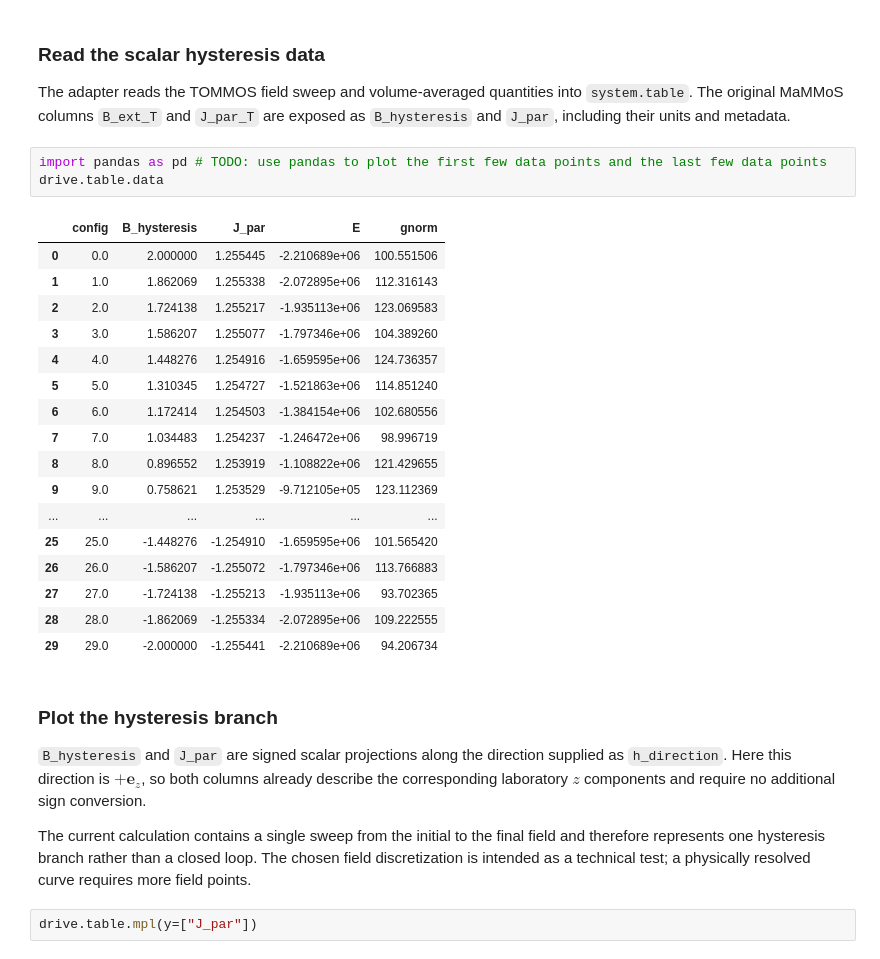
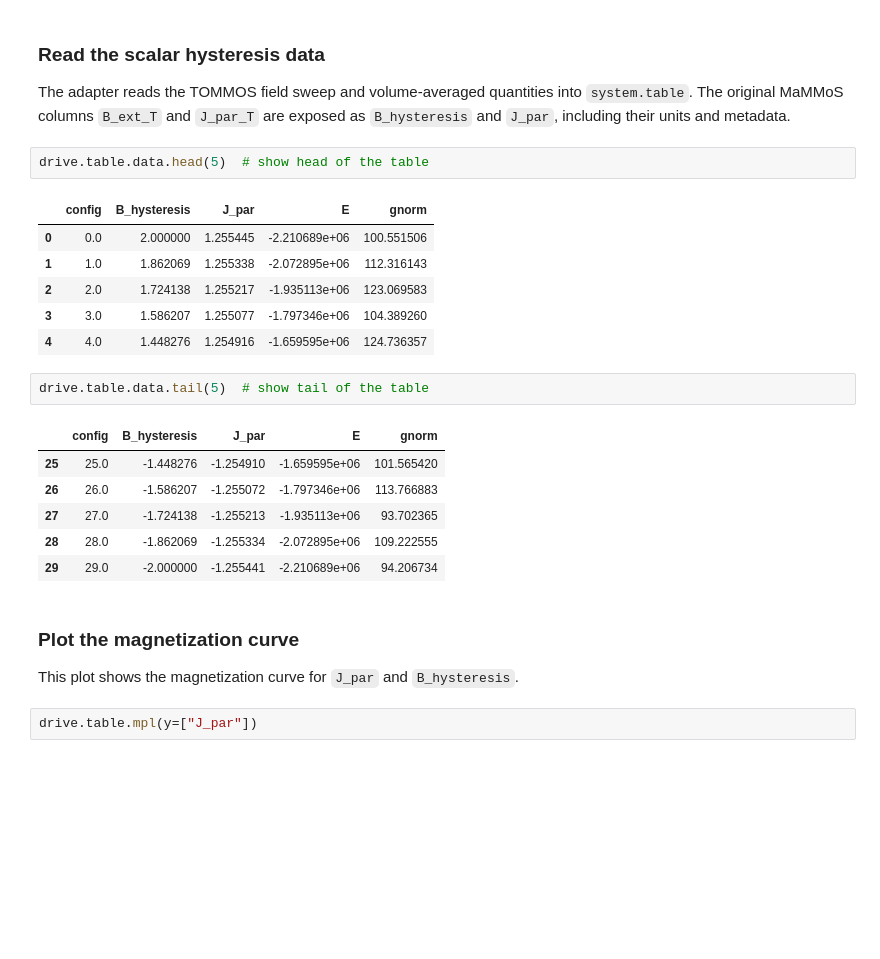
Before and after one commit to MaMMoS-project/tommos-adapter, a Jupyter notebook: examples/multigrain-tutorial.ipynb, the cells around one changed output. Saved outputs shown, nothing was run; the diff lists cells and outputs as text; blank space fills up the shorter version.

```diff
--- a/examples/multigrain-tutorial.ipynb
+++ b/examples/multigrain-tutorial.ipynb
@@ -243,32 +243,27 @@ Widget(value='<iframe src="http://localhost:54608/index.html?ui=P_0x325efad50_3&
 
 The adapter reads the TOMMOS field sweep and volume-averaged quantities into `system.table`. The original MaMMoS columns `B_ext_T` and `J_par_T` are exposed as `B_hysteresis` and `J_par`, including their units and metadata.
 # %%
-import pandas as pd # TODO: use pandas to plot the first few data points and the last few data points
-drive.table.data
+drive.table.data.head(5)  # show head of the table
 # %% [output]
 |  | config | B_hysteresis | J_par | E | gnorm |
 | 0 | 0.0 | 2.000000 | 1.255445 | -2.210689e+06 | 100.551506 |
 | 1 | 1.0 | 1.862069 | 1.255338 | -2.072895e+06 | 112.316143 |
 | 2 | 2.0 | 1.724138 | 1.255217 | -1.935113e+06 | 123.069583 |
 | 3 | 3.0 | 1.586207 | 1.255077 | -1.797346e+06 | 104.389260 |
 | 4 | 4.0 | 1.448276 | 1.254916 | -1.659595e+06 | 124.736357 |
-| 5 | 5.0 | 1.310345 | 1.254727 | -1.521863e+06 | 114.851240 |
-| 6 | 6.0 | 1.172414 | 1.254503 | -1.384154e+06 | 102.680556 |
-| 7 | 7.0 | 1.034483 | 1.254237 | -1.246472e+06 | 98.996719 |
-| 8 | 8.0 | 0.896552 | 1.253919 | -1.108822e+06 | 121.429655 |
-| 9 | 9.0 | 0.758621 | 1.253529 | -9.712105e+05 | 123.112369 |
-| ... | ... | ... | ... | ... | ... |
-| 25 | 25.0 | -1.448276 | -1.254910 | -1.659595e+06 | 101.565420 |
-| 26 | 26.0 | -1.586207 | -1.255072 | -1.797346e+06 | 113.766883 |
-| 27 | 27.0 | -1.724138 | -1.255213 | -1.935113e+06 | 93.702365 |
-| 28 | 28.0 | -1.862069 | -1.255334 | -2.072895e+06 | 109.222555 |
-| 29 | 29.0 | -2.000000 | -1.255441 | -2.210689e+06 | 94.206734 |
+# %%
+drive.table.data.tail(5)  # show tail of the table
+# %% [output]
+|  | config | B_hysteresis | J_par | E | gnorm |
+| 25 | 25.0 | -1.448276 | -1.254910 | -1.659595e+06 | 101.565420 |
+| 26 | 26.0 | -1.586207 | -1.255072 | -1.797346e+06 | 113.766883 |
+| 27 | 27.0 | -1.724138 | -1.255213 | -1.935113e+06 | 93.702365 |
+| 28 | 28.0 | -1.862069 | -1.255334 | -2.072895e+06 | 109.222555 |
+| 29 | 29.0 | -2.000000 | -1.255441 | -2.210689e+06 | 94.206734 |
 # %% [markdown]
-### Plot the hysteresis branch
+### Plot the magnetization curve
 
-`B_hysteresis` and `J_par` are signed scalar projections along the direction supplied as `h_direction`. Here this direction is $+\mathbf{e}_z$, so both columns already describe the corresponding laboratory $z$ components and require no additional sign conversion.
-
-The current calculation contains a single sweep from the initial to the final field and therefore represents one hysteresis branch rather than a closed loop. The chosen field discretization is intended as a technical test; a physically resolved curve requires more field points.
+This plot shows the magnetization curve for `J_par` and `B_hysteresis`.
 # %%
 drive.table.mpl(y=["J_par"])
 # %% [output]
```
Also changed, not shown: parts of 8 cells of this notebook.
